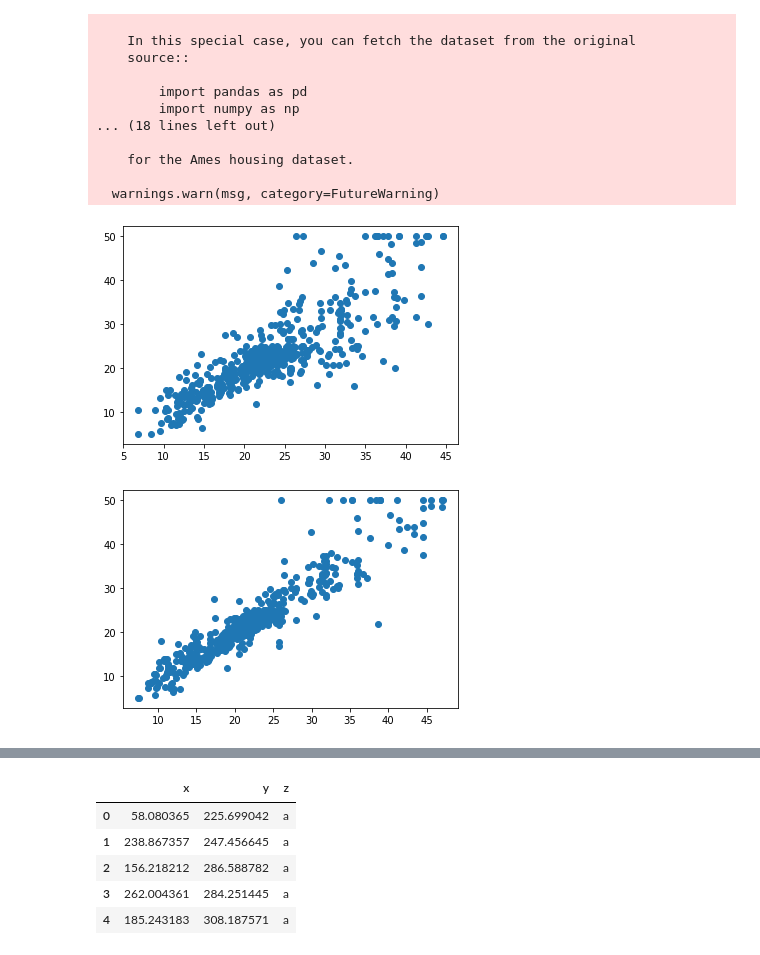
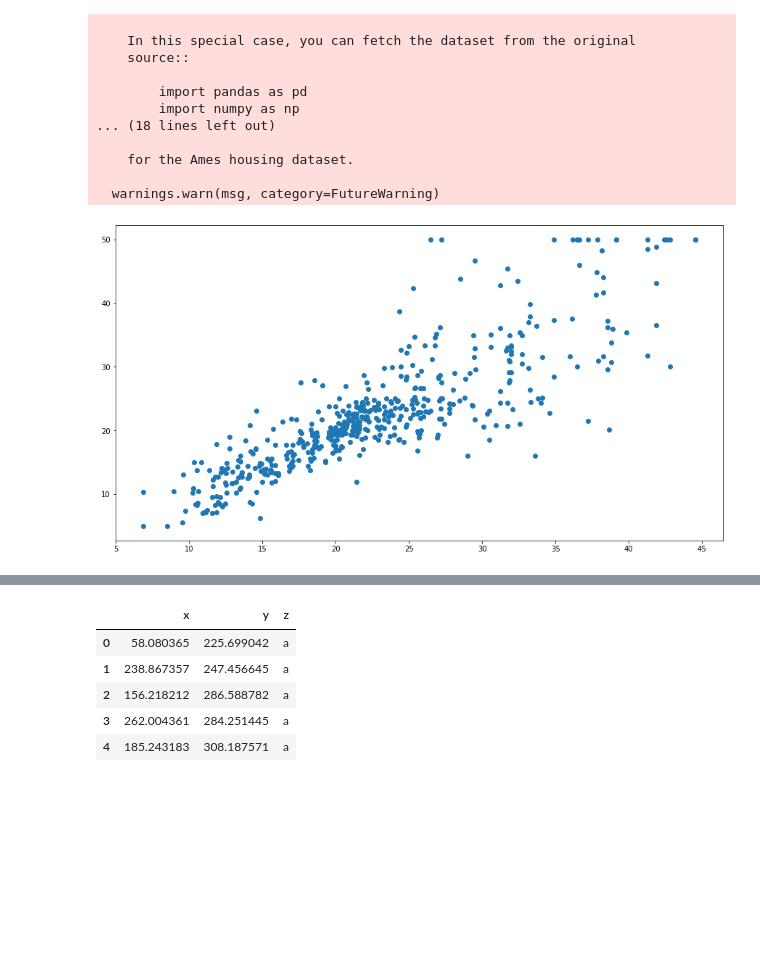
Before and after one commit to AiPrabhat/machine_learning, a Jupyter notebook: vincent/sklearn.ipynb, the cells around one changed output, grey strips where cells are left out. Saved outputs shown, nothing was run; the diff lists cells and outputs as text; code cells hidden in the pictures; blank space fills up the shorter version.

```diff
--- a/vincent/sklearn.ipynb
+++ b/vincent/sklearn.ipynb
@@ -29,10 +29,11 @@ X, y = load_boston(return_X_y=True)
 # %%
 mod = KNeighborsRegressor().fit(X, y)
 
 pred = mod.predict(X)
-plt.scatter(pred, y);
+fig, ax = plt.subplots(figsize=(15, 8))
+ax.scatter(pred, y);
 # %% [output]
-[figure, old version]
+[figure, new version]
 # %%
 from sklearn.preprocessing import StandardScaler
 from sklearn.pipeline import Pipeline
@@ -44,9 +45,6 @@ pipe = Pipeline([
 
 pipe.fit(X, y)
 pred = pipe.predict(X)
-plt.scatter(pred, y);
-# %% [output]
-[figure, removed]
 # %%
 pipe = Pipeline([
     ("scale", StandardScaler()),
```
Also changed, not shown: parts of 7 cells of this notebook.
